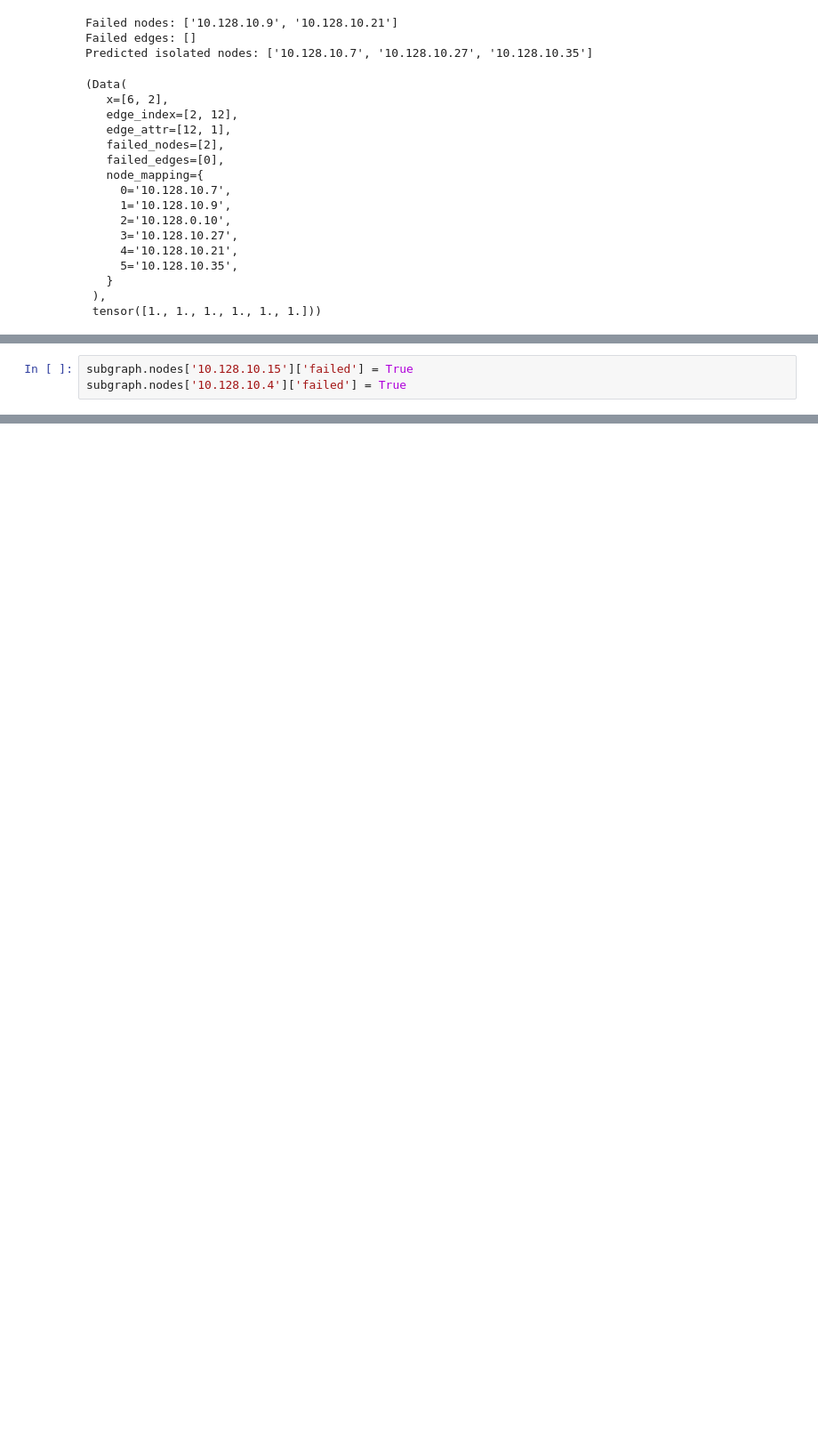
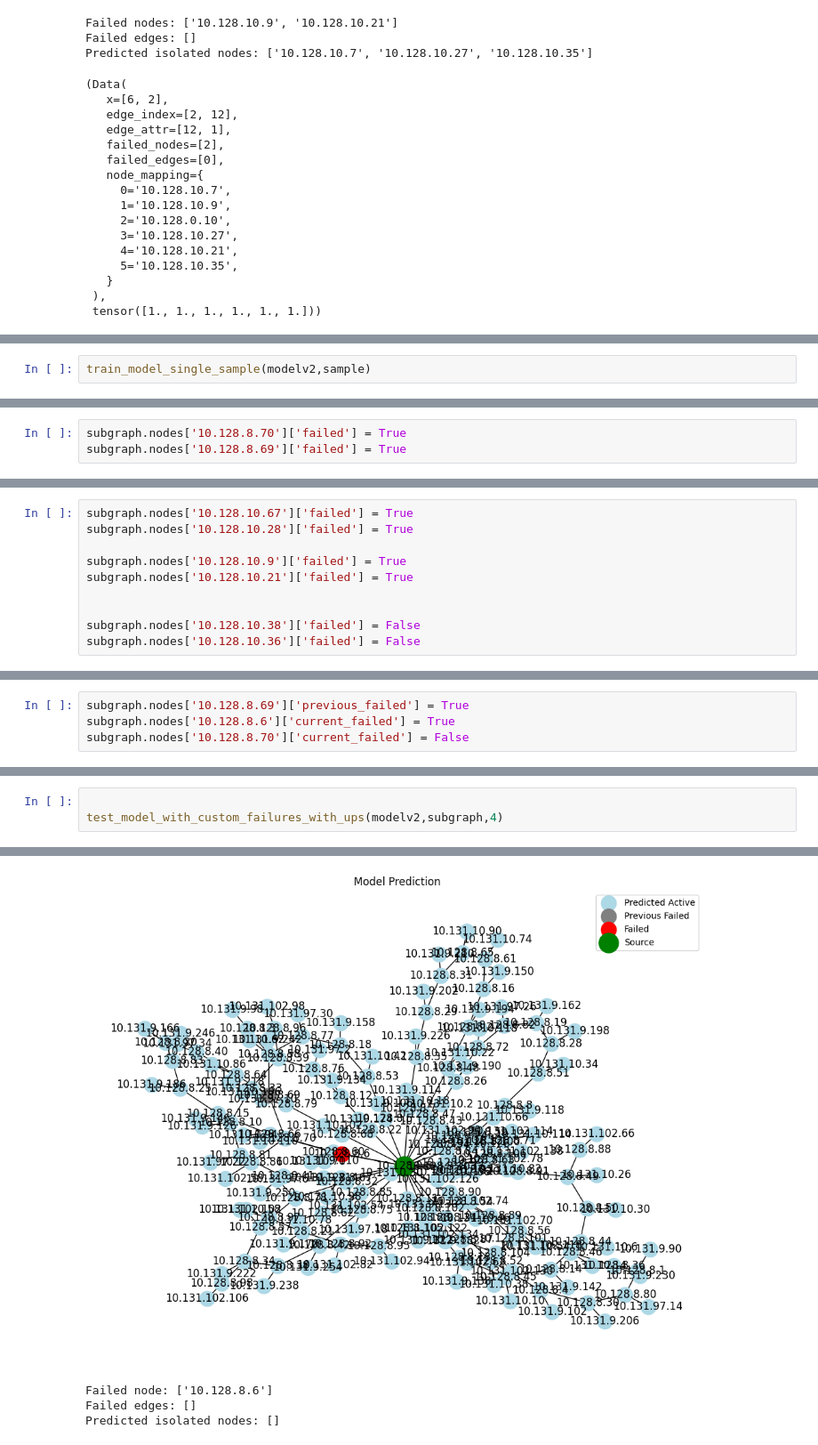
Before and after one commit to hashil7/alarm_rca, a Jupyter notebook: gnnv3.ipynb, the cells around one changed output, grey strips where cells are left out. Shown at 89% size. Cells and saved outputs as stored; diff of their text form; blank space fills up the shorter version.

```diff
--- a/gnnv3.ipynb
+++ b/gnnv3.ipynb
@@ -6739,0 +7632,2 @@ Number of UPS nodes: 81
+# %%
+train_model_single_sample(modelv2,sample)
@@ -6740,6 +7671,6 @@ Number of UPS nodes: 81
 # %%
-subgraph.nodes['10.128.10.15']['failed'] = True
-subgraph.nodes['10.128.10.4']['failed'] = True
+subgraph.nodes['10.128.8.70']['failed'] = True
+subgraph.nodes['10.128.8.69']['failed'] = True
 # %%
 failed_nodes = [node for node, attrs in subgraph.nodes(data=True) if attrs.get('failed', False)]
 
@@ -6789,0 +7680,10 @@ Predicted isolated nodes: ['10.128.10.30', '10.128.10.1', '10.128.10.20']
+# %%
+subgraph.nodes['10.128.10.67']['failed'] = True
+subgraph.nodes['10.128.10.28']['failed'] = True
+
+subgraph.nodes['10.128.10.9']['failed'] = True
+subgraph.nodes['10.128.10.21']['failed'] = True
+
+
+subgraph.nodes['10.128.10.38']['failed'] = False
+subgraph.nodes['10.128.10.36']['failed'] = False
@@ -6789,0 +7695,4 @@ Predicted isolated nodes: ['10.128.10.30', '10.128.10.1', '10.128.10.20']
+# %%
+subgraph.nodes['10.128.8.69']['previous_failed'] = True
+subgraph.nodes['10.128.8.6']['current_failed'] = True
+subgraph.nodes['10.128.8.70']['current_failed'] = False
@@ -6789,0 +7740,4 @@ Predicted isolated nodes: ['10.128.10.30', '10.128.10.1', '10.128.10.20']
+# %%
+
+test_model_with_custom_failures_with_ups(modelv2,subgraph,4)
+# %% [output]
@@ -6789,0 +7761,4 @@ Predicted isolated nodes: ['10.128.10.30', '10.128.10.1', '10.128.10.20']
+[figure, added]
+Failed node: ['10.128.8.6']
+Failed edges: []
+Predicted isolated nodes: []
```
Also changed, not shown: parts of 42 cells of this notebook, 1 other file.
